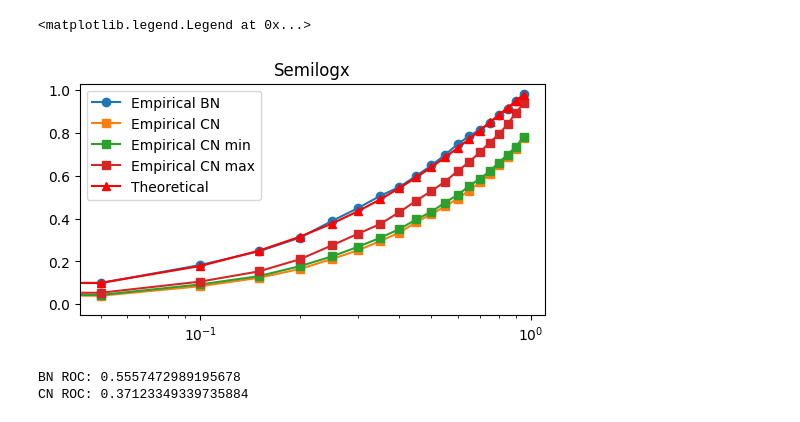
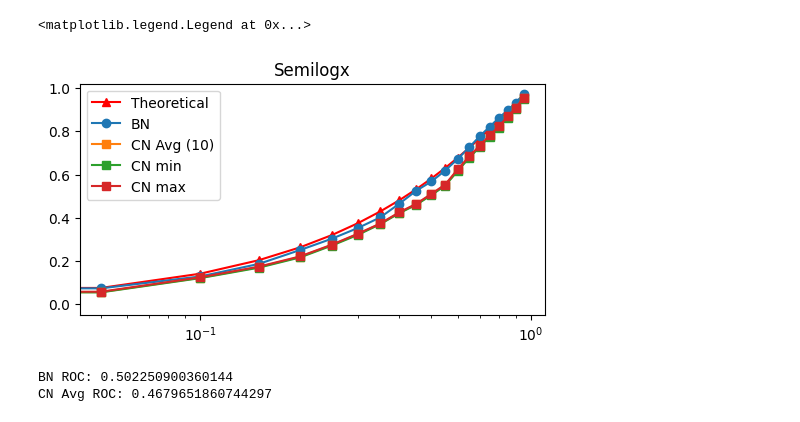
Before and after one commit to Niccolo-Rocchi/BN-Privacy, a Jupyter notebook: Plot_results.ipynb, the cells around one changed output. Drawn from its saved outputs; the diff is of its cells as text; code cells hidden in the pictures.

```diff
--- a/Plot_results.ipynb
+++ b/Plot_results.ipynb
@@ -21,13 +24,0 @@ results
-# %%
-# Plot one result
-compl = 217
-p = 2
-r_path = f"{path}/compl{compl}-s{p}.csv"
-r = pd.read_csv(r_path)
-
-error = r["error"]
-power_bound = r["power_bound"]
-power_BN = r["power_BN"]
-power_CN = r["power_CN"]
-power_CN_min = r["power_CN_min"]
-power_CN_max = r["power_CN_max"]
@@ -63,27 +25,27 @@ ax3.legend()
 # %%
-# Plot error vs power (empirical BN)
-fig, ax2 = plt.subplots(1,1, figsize=(6, 3))
-# ax2.set_xlim([1e-4, 0.2e1])
-ax2.semilogx(error, power_BN, "-o", label = 'Empirical BN')
+## Plot: error vs power
+fig, ax = plt.subplots(1,1, figsize=(6, 3))
 
-# Plot error vs power (empirical CNs)
-ax2.semilogx(error, power_CN, "-s", label = 'Empirical CN')
-ax2.semilogx(error, power_CN_min, "-s", label = 'Empirical CN min')
-ax2.semilogx(error, power_CN_max, "-s", label = 'Empirical CN max')
+# Theoretical bound
+ax.semilogx(r["error"], r["power_bound"], "r-^", label = 'Theoretical')
 
-# Plot error vs power (theoretical)
-ax2.semilogx(error, power_bound, "r-^", label = 'Theoretical')
+# BN
+ax.semilogx(r["error"], r["power_BN"], "-o", label = 'BN')
+
+# CN (avg, min, max)
+ax.semilogx(r["error"], r_bns.mean(axis=1), "-s", label = f'CN Avg ({n_bns})')
+ax.semilogx(r["error"], r_bns.min(axis=1), "-s", label = 'CN min')
+ax.semilogx(r["error"], r_bns.max(axis=1), "-s", label = 'CN max')
 
 # Plot info
-ax2.set(title='Semilogx')
-
-ax2.legend()
+ax.set(title='Semilogx')
+ax.legend()
 # %% [output]
 <matplotlib.legend.Legend at 0x...>
-[figure, old version]
+[figure, new version]
 # %%
 print(f"BN ROC: {auc(r['error'], r['power_BN'])}")
-print(f"CN ROC: {auc(r['error'], r['power_CN'])}")
+print(f"CN Avg ROC: {auc(r['error'], r_bns.mean(axis=1))}")
 # %% [output]
-BN ROC: 0.5557472989195678
-CN ROC: 0.37123349339735884
+BN ROC: 0.502250900360144
+CN Avg ROC: 0.4679651860744297
```
Also changed, not shown: parts of 2 cells of this notebook, 1 other file.
